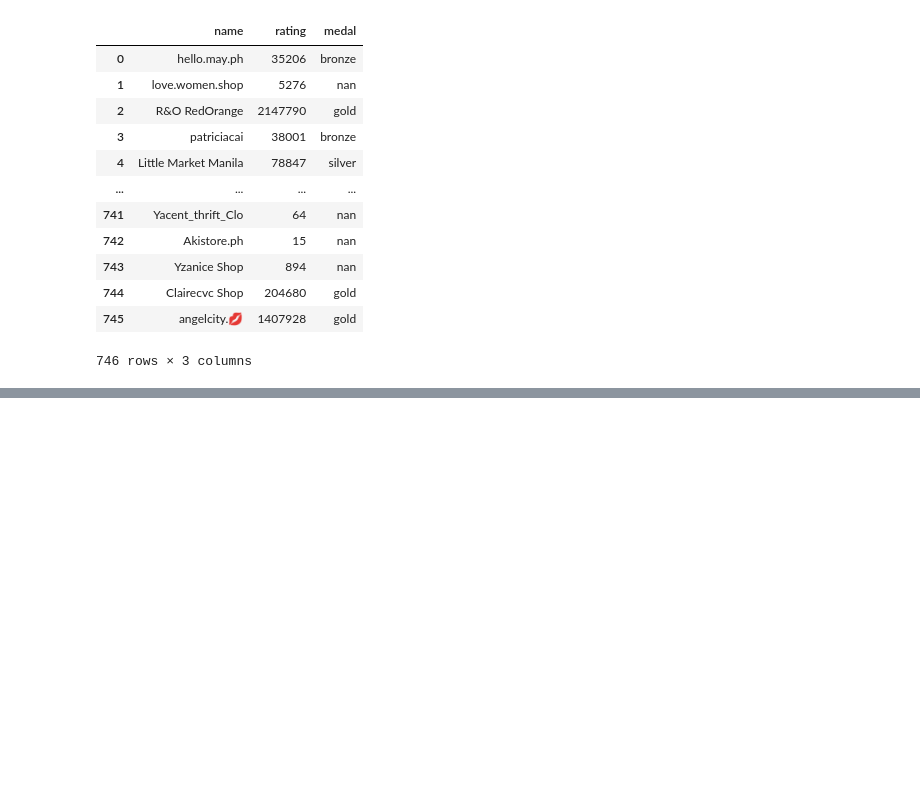
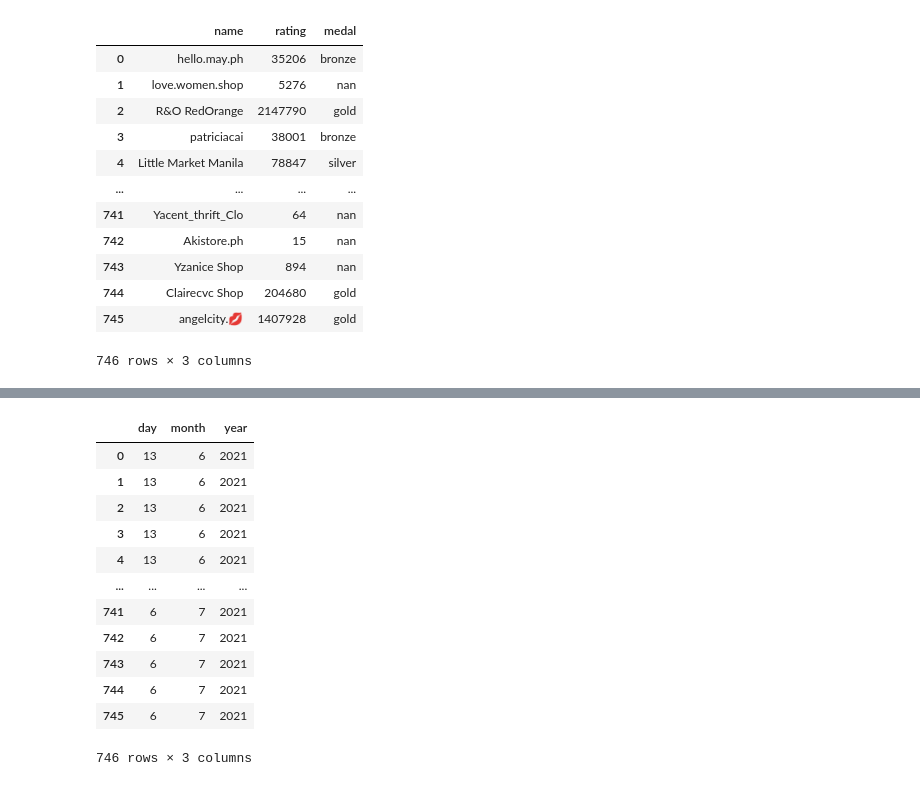
Before and after one commit to KimKieu123/DA30092022, a Jupyter notebook: Thao tác với dữ liệu.ipynb, the cells around one changed output, grey strips where cells are left out. Saved outputs shown, nothing was run; the diff lists cells and outputs as text; code cells hidden in the pictures; blank space fills up the shorter version.

```diff
--- a/Thao tác với dữ liệu.ipynb
+++ b/Thao tác với dữ liệu.ipynb
@@ -697,0 +770,23 @@ data.loc[:,['name','rating','medal']]
+# %%
+#pd.to_datetime(data.loc[:,"date_collected"], format = "%Y-%m-%d").dt.day
+#pd.to_datetime(data.loc[:,"date_collected"], format = "%Y-%m-%d").dt.month
+#pd.to_datetime(data.loc[:,"date_collected"], format = "%Y-%m-%d").dt.year
+temp2 = pd.to_datetime(data.loc[:,"date_collected"], format = "%Y-%m-%d")
+data.loc[:,"day"] = temp2.dt.day
+data.loc[:,"month"] = temp2.dt.month
+data.loc[:,"year"] = temp2.dt.year
+data.loc[:,["day","month","year"]]
+# %% [output]
+|  | day | month | year |
+| 0 | 13 | 6 | 2021 |
+| 1 | 13 | 6 | 2021 |
+| 2 | 13 | 6 | 2021 |
+| 3 | 13 | 6 | 2021 |
+| 4 | 13 | 6 | 2021 |
+| ... | ... | ... | ... |
+| 741 | 6 | 7 | 2021 |
+| 742 | 6 | 7 | 2021 |
+| 743 | 6 | 7 | 2021 |
+| 744 | 6 | 7 | 2021 |
+| 745 | 6 | 7 | 2021 |
+746 rows × 3 columns
```
Also changed, not shown: parts of 5 cells of this notebook, 5 other files.
